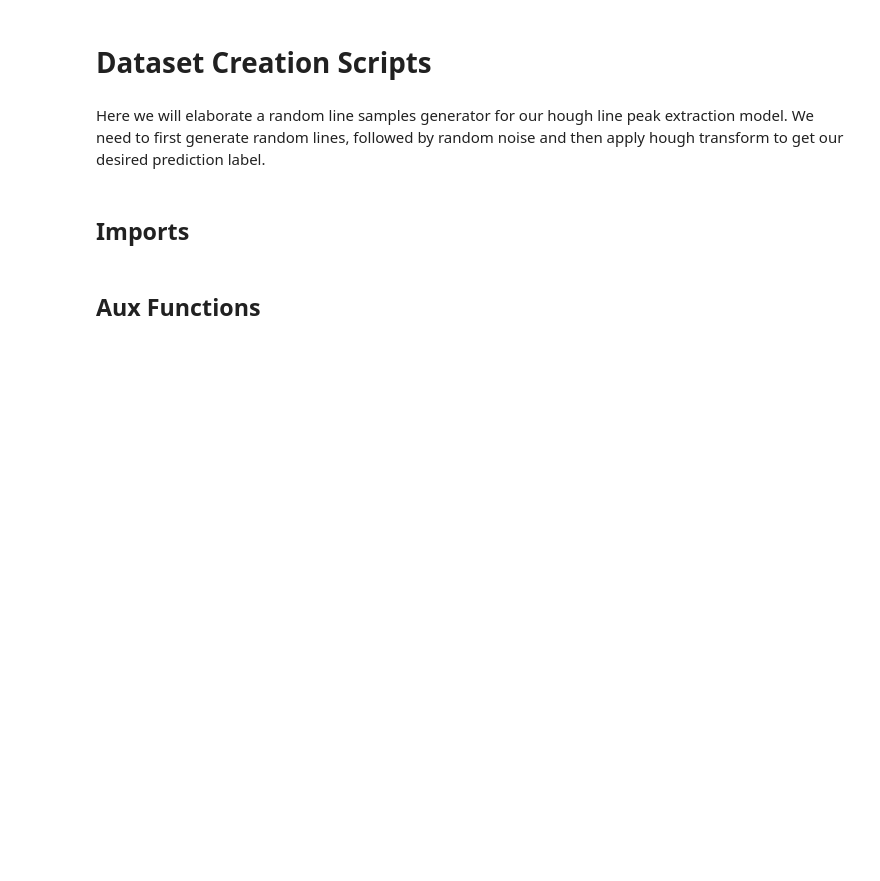
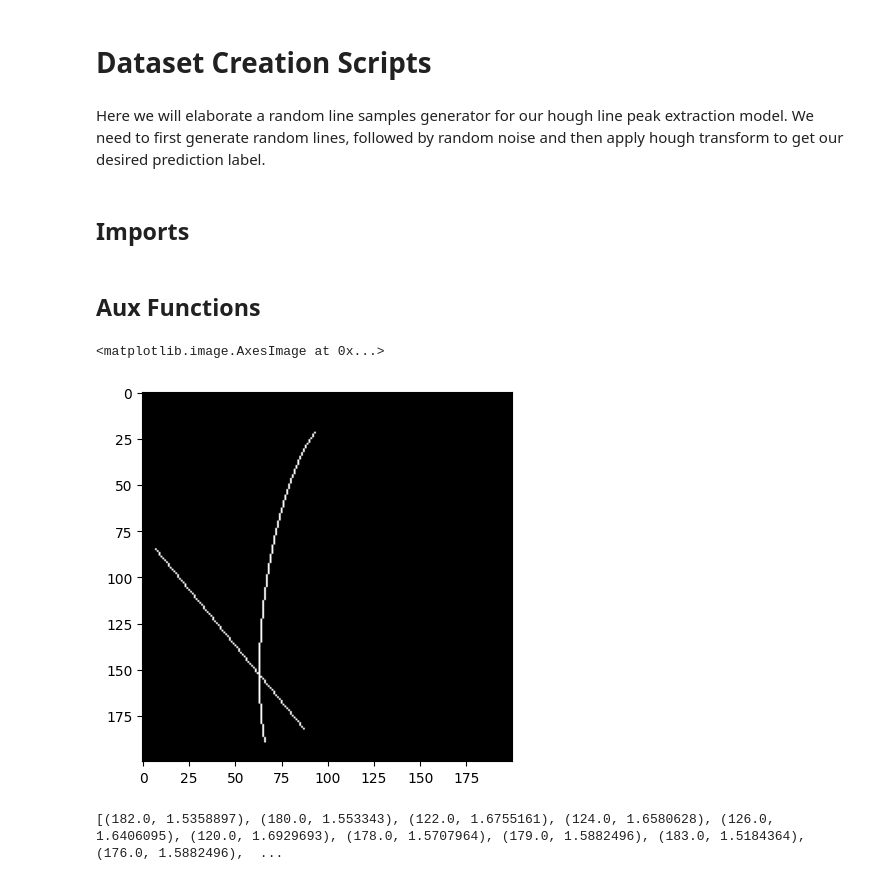
Before and after one commit to hossboll/ht-peaks-detection, a Jupyter notebook: create-dataset.ipynb, the cells around one changed output. Cells and saved outputs as stored; diff of their text form; code cells hidden in the pictures; blank space fills up the shorter version.

Commit message:
hough opencv + create dataset functions

```diff
--- a/create-dataset.ipynb
+++ b/create-dataset.ipynb
@@ -34,3 +35,9 @@ def draw_bezier_noise(numNoise, image, dims):
         r2, c2 = random_coords(dims[0], dims[1])
         image[draw.bezier_curve(r0, c0, r1, c1, r2, c2, 0.5)] = 255
     return image
+# %%
+def generate_image(numLines=1, numNoise=1, dims=(200, 200)):
+    blank = np.zeros(dims)
+    img = draw_random_lines(numLines, blank, dims)
+    img = draw_bezier_noise(numNoise, img, dims)
+    return img.astype('uint8')
@@ -36,0 +91,11 @@ def draw_bezier_noise(numNoise, image, dims):
+# %%
+img = generate_image()
+plt.imshow(img, cmap=cm.gray)
+# %% [output]
+<matplotlib.image.AxesImage at 0x...>
+[figure, added]
+# %%
+lines = get_hough_lines(img)
+print(lines)
+# %% [output]
+[(182.0, 1.5358897), (180.0, 1.553343), (122.0, 1.6755161), (124.0, 1.6580628), (126.0, 1.6406095), (120.0, 1.6929693), (178.0, 1.5707964), (179.0, 1.5882496), (183.0, 1.5184364), (176.0, 1.5882496),  ...
```
Also changed, not shown: parts of 6 cells of this notebook, 1 other file.
